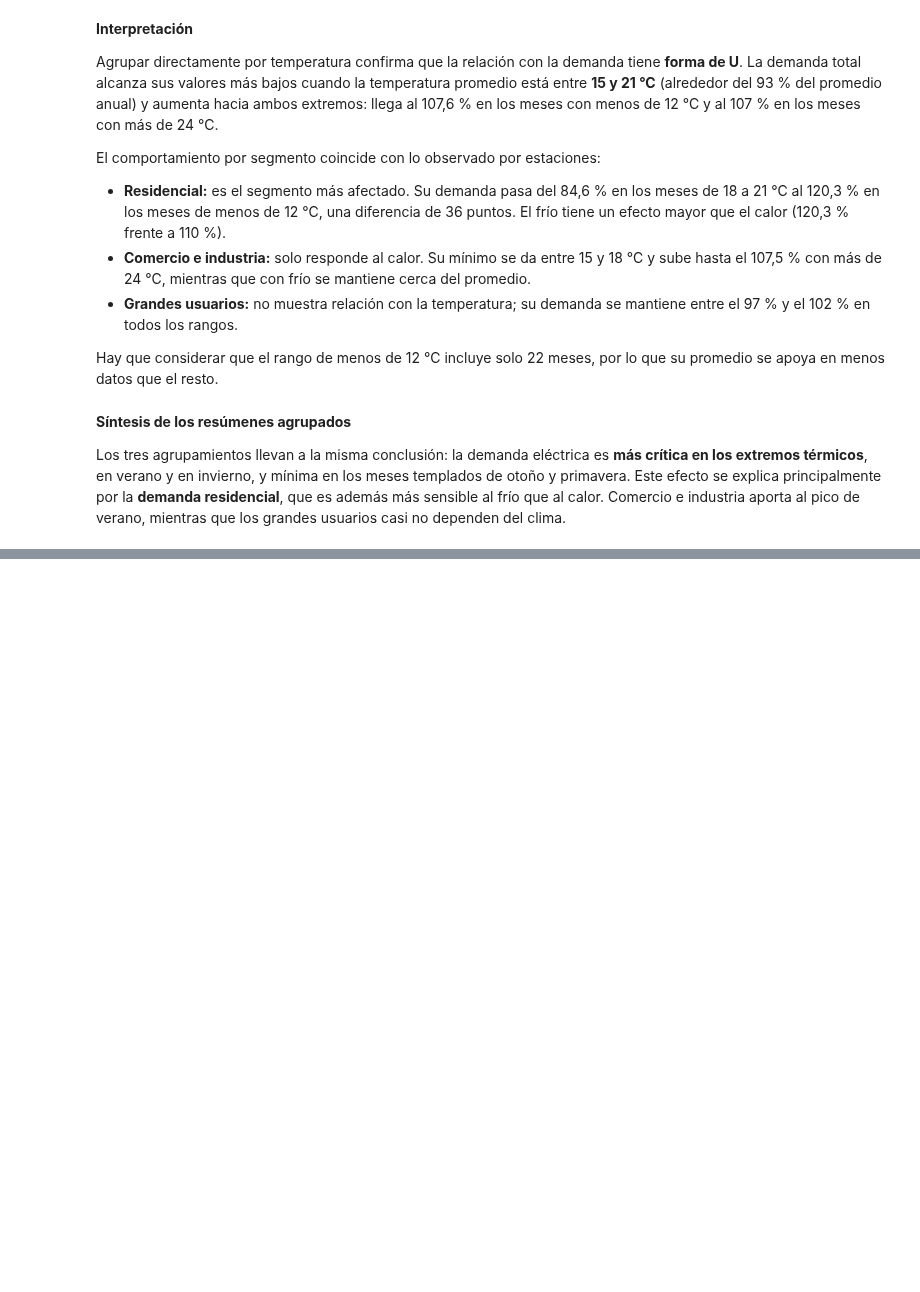
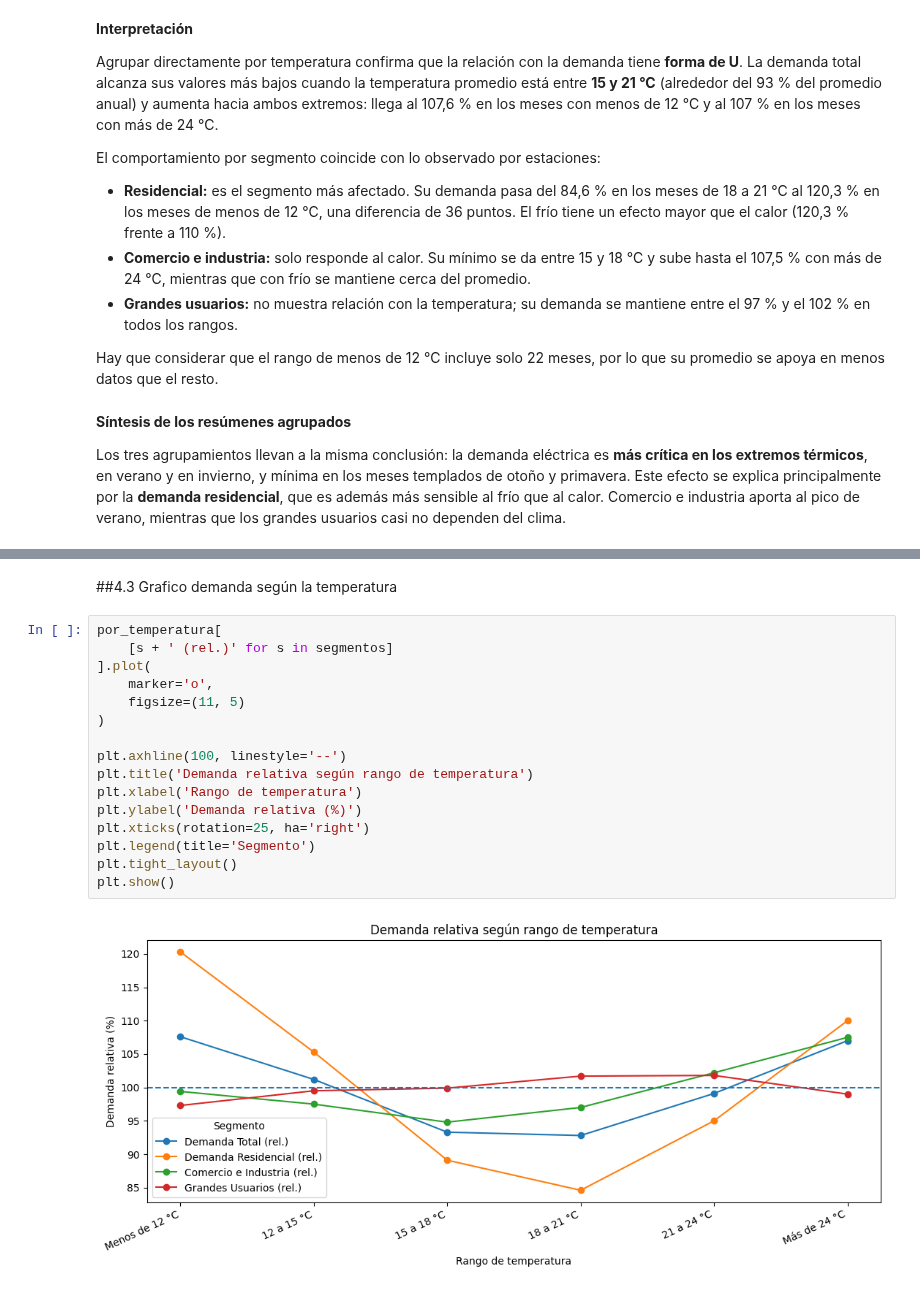
Before and after one commit to RafaelSeri/TP_LABO_MET, a Jupyter notebook: notebooks/Tp_labo.ipynb, the cells around one changed output, grey strips where cells are left out. Cells and saved outputs as stored; diff of their text form; blank space fills up the shorter version.

```diff
--- a/notebooks/Tp_labo.ipynb
+++ b/notebooks/Tp_labo.ipynb
@@ -760,0 +829,20 @@ Los tres agrupamientos llevan a la misma conclusión: la demanda eléctrica es *
+# %% [markdown]
+##4.3 Grafico demanda según la temperatura
+# %%
+por_temperatura[
+    [s + ' (rel.)' for s in segmentos]
+].plot(
+    marker='o',
+    figsize=(11, 5)
+)
+
+plt.axhline(100, linestyle='--')
+plt.title('Demanda relativa según rango de temperatura')
+plt.xlabel('Rango de temperatura')
+plt.ylabel('Demanda relativa (%)')
+plt.xticks(rotation=25, ha='right')
+plt.legend(title='Segmento')
+plt.tight_layout()
+plt.show()
+# %% [output]
+[figure, added]
```
Also changed, not shown: parts of 9 cells of this notebook.
